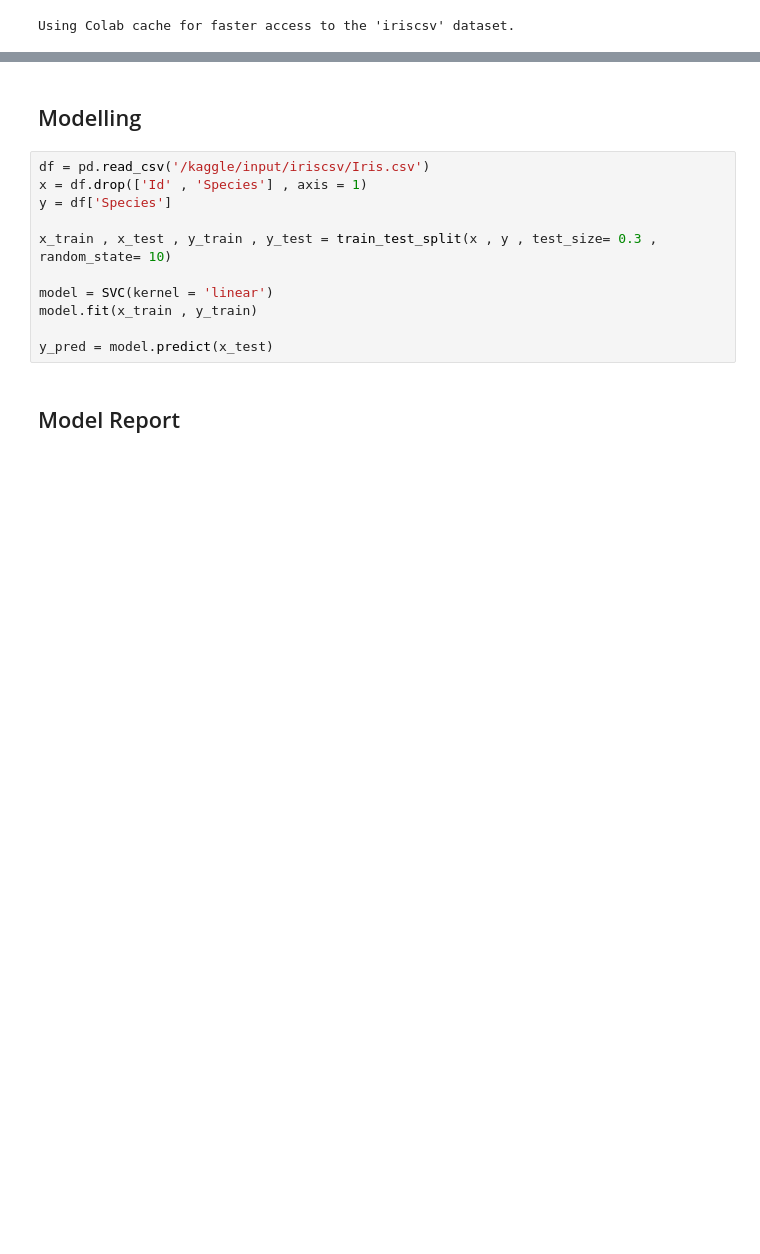
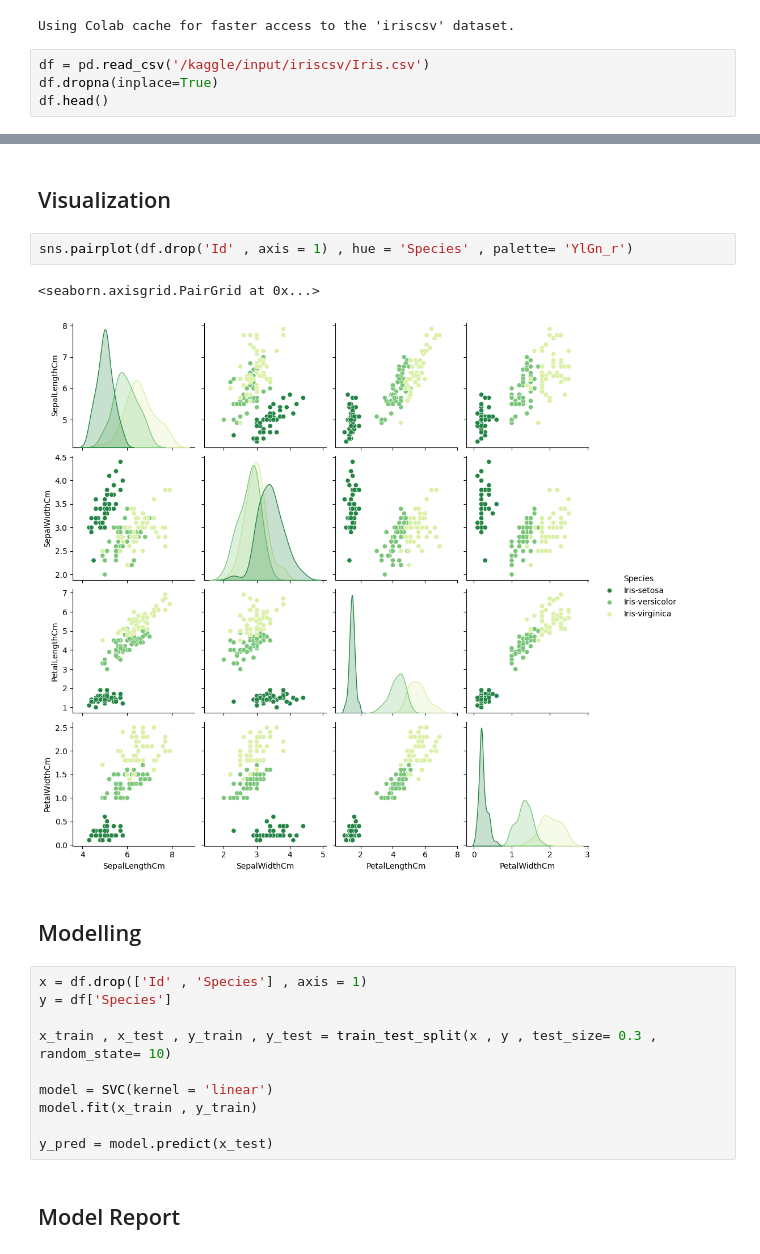
Before and after one commit to TeachFeastKunal/OIBSIP, a Jupyter notebook: Iris_Flower_Classification.ipynb, the cells around one changed output, grey strips where cells are left out. Saved outputs shown, nothing was run; the diff lists cells and outputs as text; blank space fills up the shorter version.

```diff
--- a/Iris_Flower_Classification.ipynb
+++ b/Iris_Flower_Classification.ipynb
@@ -25,3 +27,7 @@ iris_Data = kagglehub.dataset_download("saurabh00007/iriscsv")
 OIBSIP_path = '/content/drive/MyDrive/OIB_SIP'
 # %% [output]
 Using Colab cache for faster access to the 'iriscsv' dataset.
+# %%
+df = pd.read_csv('/kaggle/input/iriscsv/Iris.csv')
+df.dropna(inplace=True)
+df.head()
@@ -28,7 +41,13 @@ Using Colab cache for faster access to the 'iriscsv' dataset.
+# %% [markdown]
+## Visualization
+# %%
+sns.pairplot(df.drop('Id' , axis = 1) , hue = 'Species' , palette= 'YlGn_r')
+# %% [output]
+<seaborn.axisgrid.PairGrid at 0x...>
+[figure, added]
 # %% [markdown]
 ## Modelling
 # %%
-df = pd.read_csv('/kaggle/input/iriscsv/Iris.csv')
 x = df.drop(['Id' , 'Species'] , axis = 1)
 y = df['Species']
 
```
Also changed, not shown: parts of 2 cells of this notebook.
